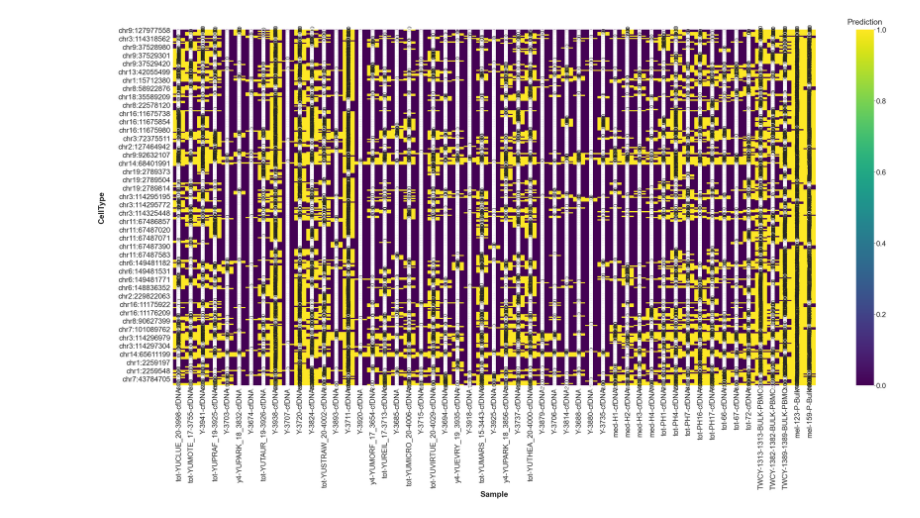
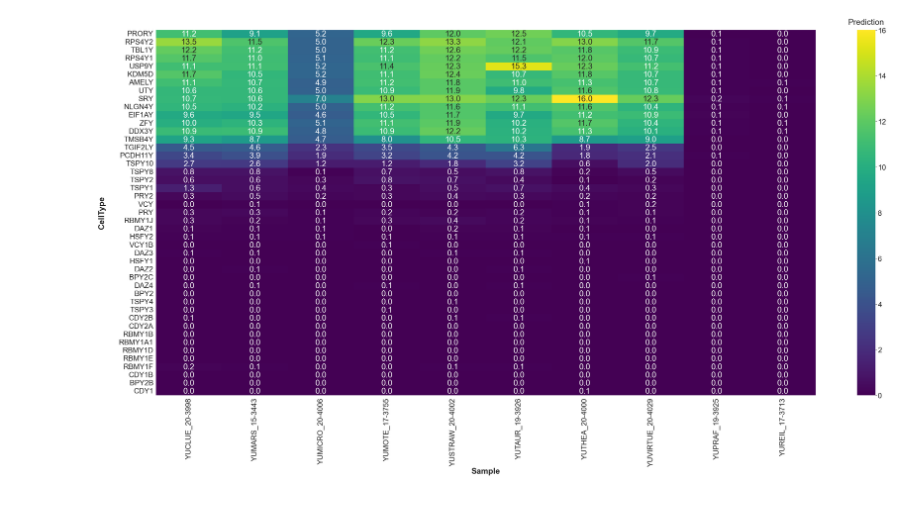
Before and after one commit to Irfanwustl/Research_code, a Jupyter notebook: visualization/heatmap/simple_heatmap.ipynb, the cells around one changed output. Drawn from its saved outputs; the diff is of its cells as text; code cells hidden in the pictures.

```diff
--- a/visualization/heatmap/simple_heatmap.ipynb
+++ b/visualization/heatmap/simple_heatmap.ipynb
@@ -4,7 +4,7 @@ import seaborn as sns; sns.set()
 %matplotlib inline
 import matplotlib.pyplot as plt
 # %%
-file="/Users/irffanalahi/Research/weekly/for_2_11_21/readcounting_onyale/paramsweep/absolute/post_rdAnalysis/hyposm2/plot/forheat/tilpart.txt"
+file="/Users/irffanalahi/Research/Research_update/Gender_analysis/Y_genebody/tot_prep_forheat.txt_indexordered.txt"
 df=pd.read_csv(file,sep="\t",index_col=0)
 trans=False
 df.head()
@@ -23,28 +21,28 @@ if trans==True:
 # %%
 #ax=sns.heatmap(df, annot=True, center=0, cmap=sns.diverging_palette(220, 20, as_cmap=True))
 #plt.pcolor(df)
 sns.set(font_scale=2.5)
 mycmap = plt.cm.viridis
 
 
 plt.rcParams['font.family']='sans-serif'
 plt.rcParams['font.sans-serif'] = ['Arial']
 mycmap.set_bad("dimgrey")
 
 plt.figure(figsize=(55,25))
-aaa=sns.heatmap(df, annot=True,cmap=mycmap,fmt=".2f",vmin=0, vmax=1,annot_kws={"size": 20,'rotation': 90})
+aaa=sns.heatmap(df, annot=True,cmap=mycmap,fmt=".1f",annot_kws={"size": 30})
 aaa.set_xticklabels(aaa.get_xticklabels(), rotation=90)
 aaa.set_yticklabels(aaa.get_yticklabels(), rotation=0)
 
 plt.ylabel("CellType",fontweight='bold',labelpad=50)
 plt.xlabel("Sample",fontweight='bold')
 
 cbar = aaa.collections[0].colorbar#.set_label('# of contacts', horizontalalignment='left')
 cbar.ax.set_title('Prediction',pad=20)
 
 heatname=file+"_heat"+".pdf"
 plt.savefig(heatname,bbox_inches = "tight")
 plt.show()
 # %% [output]
-[figure, old version]
+[figure, new version]
 # %%
```
Also changed, not shown: parts of 2 cells of this notebook, 2 other files.
